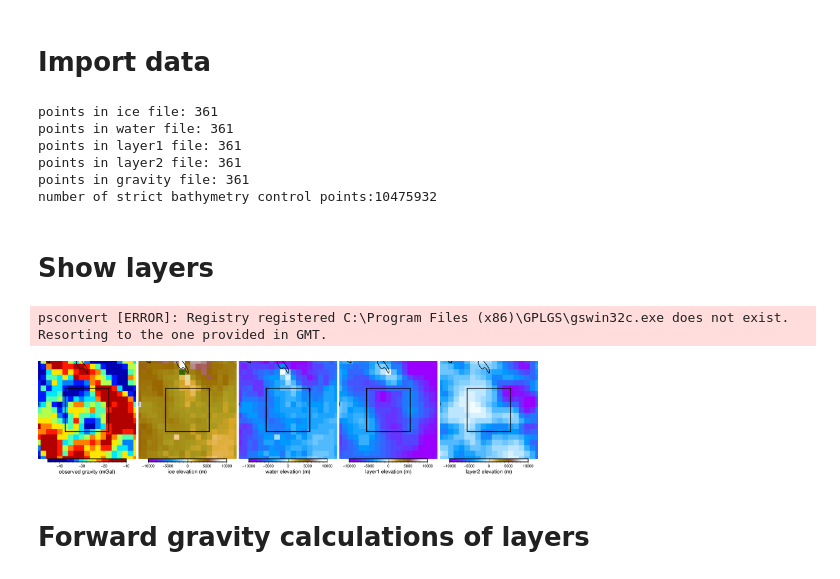
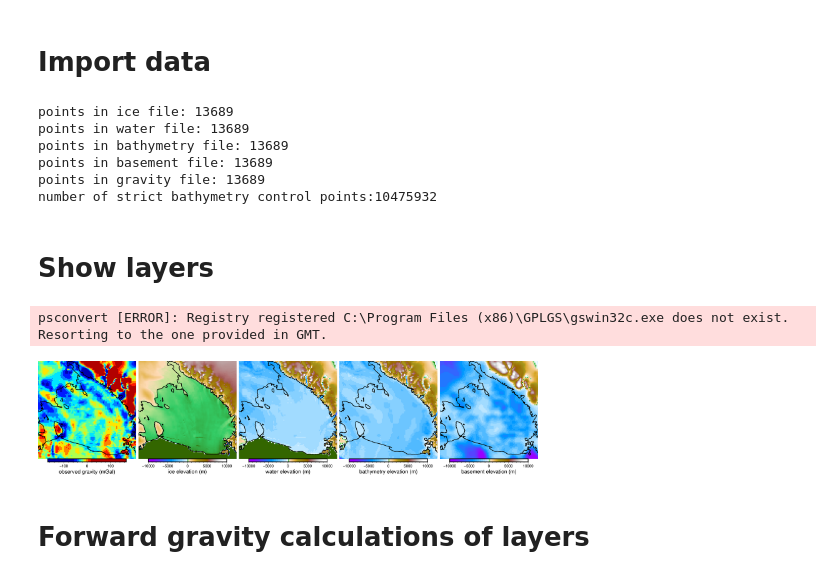
Before and after one commit to mdtanker/RIS_gravity_inversion, a Jupyter notebook: harmonica_inversion_grav_column_der.ipynb, the cells around one changed output. Cells and saved outputs as stored; diff of their text form; code cells hidden in the pictures.

```diff
--- a/harmonica_inversion_grav_column_der.ipynb
+++ b/harmonica_inversion_grav_column_der.ipynb
@@ -123,14 +123,14 @@ def plot_inv_box(projection = fig_proj, region = fig_reg):
 layers_list =[
              'ice',
              'water',
-             'layer1',
-             'layer2',
+             'bathymetry',
+             'basement',
 ]
 spacing_list = [
-                20e3,
-                20e3,
-                20e3,
-                20e3,
+                10e3,
+                10e3,
+                10e3,
+                10e3,
 ]
 rho_list = [
             920,
@@ -139,7 +139,7 @@ rho_list = [
             2800,
 ]
 
-grav_spacing = 20e3
+grav_spacing = 10e3
 
 # fig_reg_str=f'{e_fig}/{w_fig}/{n_fig}/{s_fig}'
 inv_reg_str=f'{e_inv}/{w_inv}/{n_inv}/{s_inv}'
@@ -164,8 +164,6 @@ inv_reg_str=f'{e_inv}/{w_inv}/{n_inv}/{s_inv}'
 # !gmt grdsample -R{inv_reg_str} -rg -I{spacing_list[1]}  inversion_layers/base_RIS_water_10000m_lr.nc -Ginversion_layers/BedMachine_icebase_filled_inv.nc
 # !gmt grdsample -R{inv_reg_str} -rg -I{spacing_list[2]}  inversion_layers/base_RIS_layer1_10000m_lr.nc -Ginversion_layers/BedMachine_bed_inv.nc
 # !gmt grdsample -R{inv_reg_str} -rg -I{spacing_list[3]}  inversion_layers/base_RIS_layer2_20000m_lr.nc -Ginversion_layers/ROSETTA_basement_BedMachine_bed_inv.nc
-
-
 
 
 # add bathymetry control points
@@ -215,16 +213,16 @@ for k, v in layers.items():
 print(f'points in gravity file: {len(df_grav)}')
 print(f'number of strict bathymetry control points:{len(constraints_df)}')
 # %% [output]
-points in ice file: 361
-points in water file: 361
-points in layer1 file: 361
-points in layer2 file: 361
-points in gravity file: 361
+points in ice file: 13689
+points in water file: 13689
+points in bathymetry file: 13689
+points in basement file: 13689
+points in gravity file: 13689
 number of strict bathymetry control points:10475932
 # %% [markdown]
 # Show layers
 # %%
-plot_region = inv_reg
+plot_region = fig_reg
 cmap_region = fig_reg
 
 if plot_region == inv_reg:
@@ -249,35 +247,35 @@ fig.colorbar(cmap=True, position='jBC+jTC+h', frame='x+l"observed gravity (mGal)
 if plot_region == inv_reg:
     plot_inv_box(projection=projection, region=plot_region)
 
 plot_coast(projection=projection, region=plot_region)
 
 fig.shift_origin(xshift=(inv_width+2)/10)
 
 for i, (k, v) in enumerate(layers.items()):
     data=layers[k]['grid'].z
     fig.grdimage(
         data,
         cmap='globe',
         projection=projection,
         region=plot_region,
         nan_transparent=True,
         frame=['+gwhite'])
     fig.colorbar(cmap='globe', position='jBC+jTC+h', frame=f'x+l"{k} elevation (m)"')
 
     if plot_region == inv_reg:
         plot_inv_box(projection=projection, region=plot_region)
 
     plot_coast(projection=projection, region=plot_region)
 
-    # if k == 'layer1':
+    # if k == 'bathymetry':
     #     plot_constraints(region=plot_region, projection=projection, df=constraints_df)
 
     fig.shift_origin(xshift=(inv_width+2)/10)
 
 fig.show()
 # %% [output]
 psconvert [ERROR]: Registry registered C:\Program Files (x86)\GPLGS\gswin32c.exe does not exist. Resorting to the one provided in GMT.
-[figure, old version]
+[figure, new version]
 # %% [markdown]
 # Forward gravity calculations of layers
 # %%
```
Also changed, not shown: parts of 16 cells of this notebook, 11 other files.
